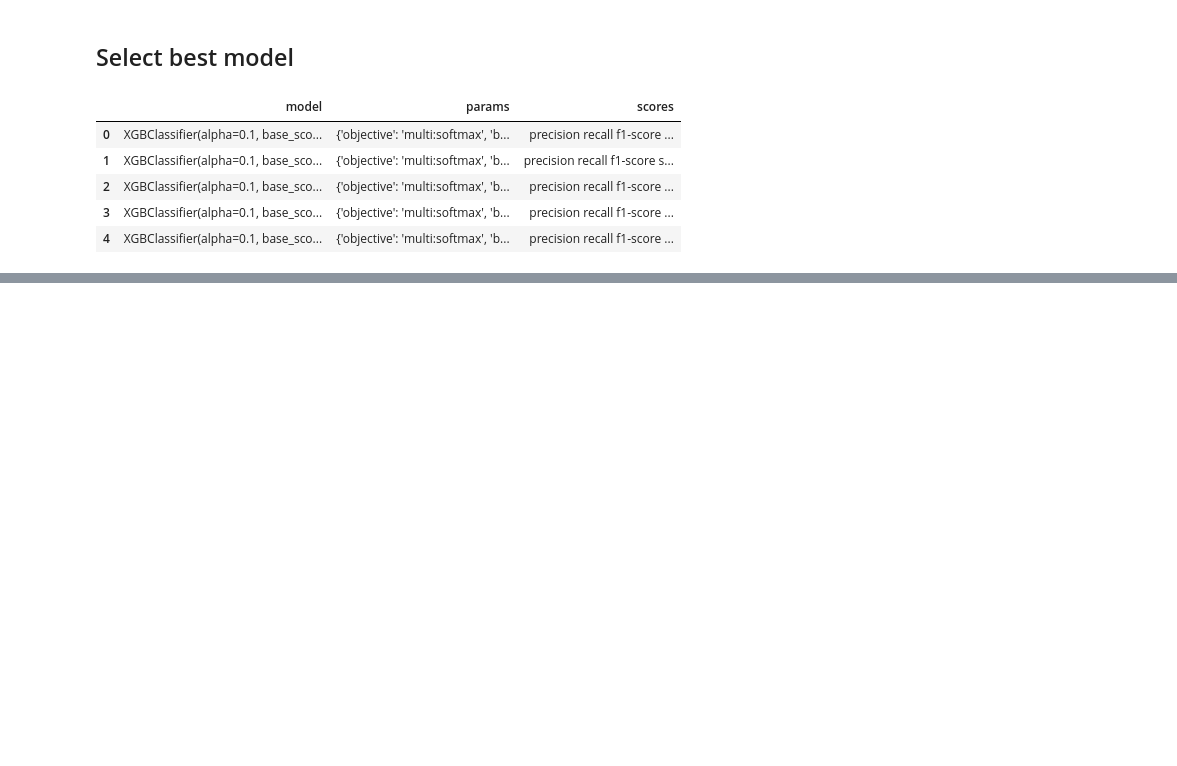
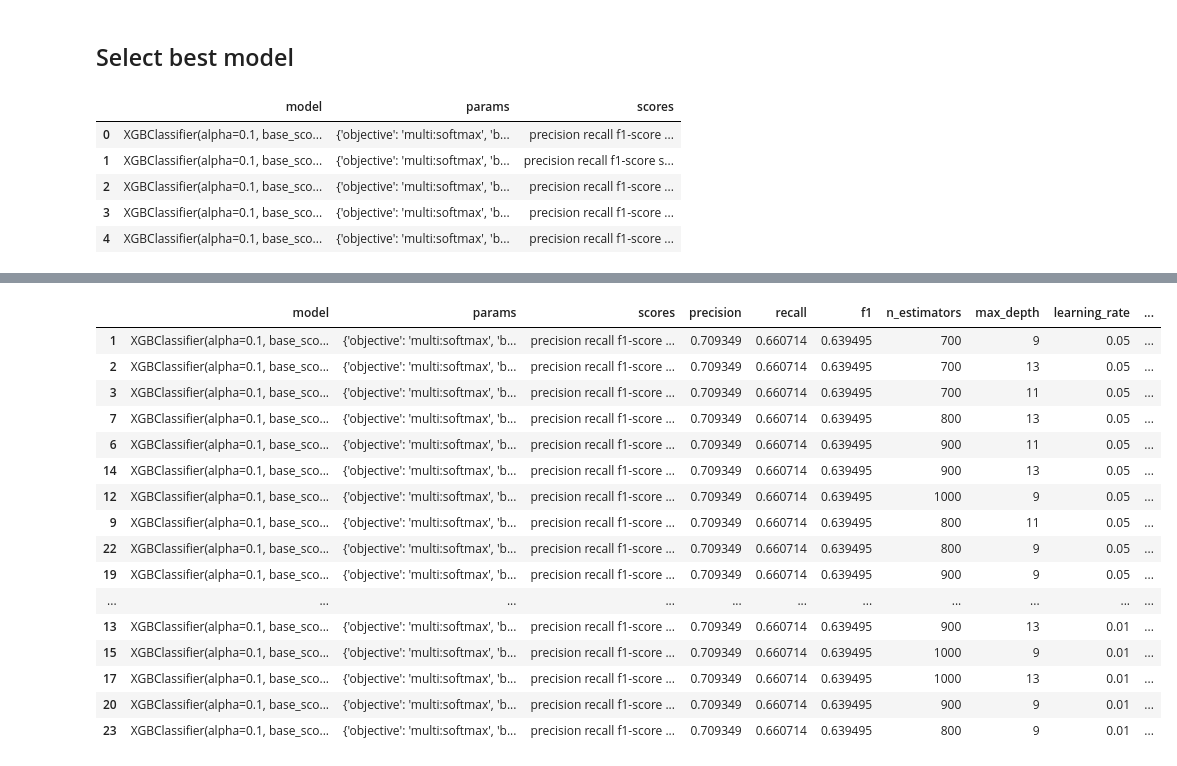
Before and after one commit to Daniel10112403/heart_proyect, a Jupyter notebook: notebooks/4_model_research.ipynb, the cells around one changed output, grey strips where cells are left out. Saved outputs shown, nothing was run; the diff lists cells and outputs as text; code cells hidden in the pictures; blank space fills up the shorter version.

```diff
--- a/notebooks/4_model_research.ipynb
+++ b/notebooks/4_model_research.ipynb
@@ -583,0 +625,4 @@ sorted(df['scores'].apply(lambda x: x.loc['weighted avg', 'precision']), reverse
+# %%
+best_models['n_estimators'] = best_models['params'].apply(lambda x: x['n_estimators'])
+best_models['max_depth'] = best_models['params'].apply(lambda x: x['max_depth'])
+best_models['learning_rate'] = best_models['params'].apply(lambda x: x['learning_rate'])
@@ -583,0 +645,14 @@ sorted(df['scores'].apply(lambda x: x.loc['weighted avg', 'precision']), reverse
+# %%
+test_over = beda.oversample(test)
+# Get the counts of each class
+counts = test_over['target'].value_counts()
+majority_class = counts.idxmax()
+minority_class = counts.idxmin()
+while np.abs(counts[minority_class] - counts[majority_class]) > 15:
+    test_over = beda.oversample(test_over)
+    # Get the counts of each class
+    counts = test_over['target'].value_counts()
+    majority_class = counts.idxmax()
+    minority_class = counts.idxmin()
+    if np.floor(counts[majority_class]/counts[minority_class]) == 1:
+        break
@@ -583,0 +669,8 @@ sorted(df['scores'].apply(lambda x: x.loc['weighted avg', 'precision']), reverse
+# %%
+X_test, Y_test = beda.separate_target(test_over, 'target')
+# %%
+# calculate precision score for best models with the test set
+best_models['test_presicion_weighted'] = best_models['model'].apply(lambda x: precision_score(Y_test, x.predict(X_test), average='weighted'))
+best_models['test_presicion_macro'] = best_models['model'].apply(lambda x: precision_score(Y_test, x.predict(X_test), average='macro'))
+#sort for best precision score with test restults
+best_tested_models = best_models.sort_values('test_presicion_weighted', ascending=False)
@@ -583,0 +688,20 @@ sorted(df['scores'].apply(lambda x: x.loc['weighted avg', 'precision']), reverse
+# %%
+best_tested_models
+# %% [output]
+|  | model | params | scores | precision | recall | f1 | n_estimators | max_depth | learning_rate | ... |
+| 1 | XGBClassifier(alpha=0.1, base_sco... | {'objective': 'multi:softmax', 'b... | precision recall f1-score ... | 0.709349 | 0.660714 | 0.639495 | 700 | 9 | 0.05 | ... |
+| 2 | XGBClassifier(alpha=0.1, base_sco... | {'objective': 'multi:softmax', 'b... | precision recall f1-score ... | 0.709349 | 0.660714 | 0.639495 | 700 | 13 | 0.05 | ... |
+| 3 | XGBClassifier(alpha=0.1, base_sco... | {'objective': 'multi:softmax', 'b... | precision recall f1-score ... | 0.709349 | 0.660714 | 0.639495 | 700 | 11 | 0.05 | ... |
+| 7 | XGBClassifier(alpha=0.1, base_sco... | {'objective': 'multi:softmax', 'b... | precision recall f1-score ... | 0.709349 | 0.660714 | 0.639495 | 800 | 13 | 0.05 | ... |
+| 6 | XGBClassifier(alpha=0.1, base_sco... | {'objective': 'multi:softmax', 'b... | precision recall f1-score ... | 0.709349 | 0.660714 | 0.639495 | 900 | 11 | 0.05 | ... |
+| 14 | XGBClassifier(alpha=0.1, base_sco... | {'objective': 'multi:softmax', 'b... | precision recall f1-score ... | 0.709349 | 0.660714 | 0.639495 | 900 | 13 | 0.05 | ... |
+| 12 | XGBClassifier(alpha=0.1, base_sco... | {'objective': 'multi:softmax', 'b... | precision recall f1-score ... | 0.709349 | 0.660714 | 0.639495 | 1000 | 9 | 0.05 | ... |
+| 9 | XGBClassifier(alpha=0.1, base_sco... | {'objective': 'multi:softmax', 'b... | precision recall f1-score ... | 0.709349 | 0.660714 | 0.639495 | 800 | 11 | 0.05 | ... |
+| 22 | XGBClassifier(alpha=0.1, base_sco... | {'objective': 'multi:softmax', 'b... | precision recall f1-score ... | 0.709349 | 0.660714 | 0.639495 | 800 | 9 | 0.05 | ... |
+| 19 | XGBClassifier(alpha=0.1, base_sco... | {'objective': 'multi:softmax', 'b... | precision recall f1-score ... | 0.709349 | 0.660714 | 0.639495 | 900 | 9 | 0.05 | ... |
+| ... | ... | ... | ... | ... | ... | ... | ... | ... | ... | ... |
+| 13 | XGBClassifier(alpha=0.1, base_sco... | {'objective': 'multi:softmax', 'b... | precision recall f1-score ... | 0.709349 | 0.660714 | 0.639495 | 900 | 13 | 0.01 | ... |
+| 15 | XGBClassifier(alpha=0.1, base_sco... | {'objective': 'multi:softmax', 'b... | precision recall f1-score ... | 0.709349 | 0.660714 | 0.639495 | 1000 | 9 | 0.01 | ... |
+| 17 | XGBClassifier(alpha=0.1, base_sco... | {'objective': 'multi:softmax', 'b... | precision recall f1-score ... | 0.709349 | 0.660714 | 0.639495 | 1000 | 13 | 0.01 | ... |
+| 20 | XGBClassifier(alpha=0.1, base_sco... | {'objective': 'multi:softmax', 'b... | precision recall f1-score ... | 0.709349 | 0.660714 | 0.639495 | 900 | 9 | 0.01 | ... |
+| 23 | XGBClassifier(alpha=0.1, base_sco... | {'objective': 'multi:softmax', 'b... | precision recall f1-score ... | 0.709349 | 0.660714 | 0.639495 | 800 | 9 | 0.01 | ... |
```
Also changed, not shown: parts of 16 cells of this notebook, 4 other files.
